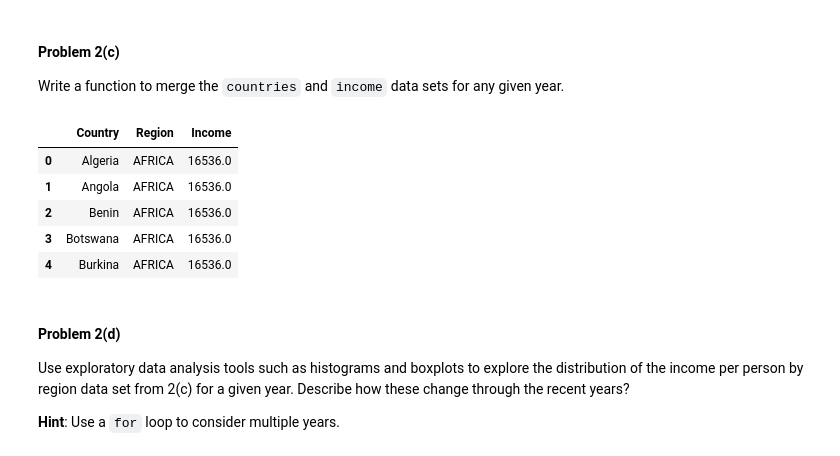
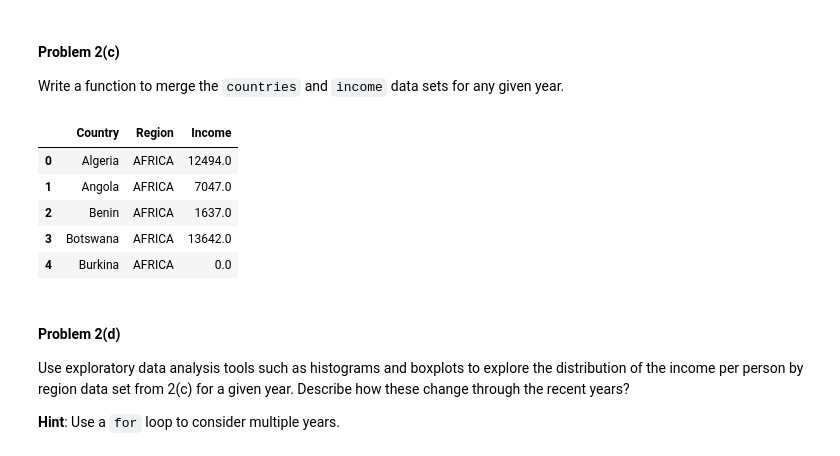
Before and after one commit to williamma12/2014, a Jupyter notebook: homework/HW1.ipynb, the cells around one changed output. Saved outputs shown, nothing was run; the diff lists cells and outputs as text; code cells hidden in the pictures.

```diff
--- a/homework/HW1.ipynb
+++ b/homework/HW1.ipynb
@@ -250,44 +251,42 @@ Function
 --------
 mergeByYear
 
 Return a merged DataFrame containing the income,
 country name and region for a given year.
 
 Parameters
 ----------
 year : int
     The year of interest
 
 Returns
 -------
 a DataFrame
    A pandas DataFrame with three columns titled
    'Country', 'Region', and 'Income'.
 
 Example
 -------
 >>> mergeByYear(2010)
 """
 #your code here
 def mergeByYear(year):
     result = countries
-    result['Income'] = ""
+    result['Income'] = "empty"
     income_year = income_trans.ix[year]
-    for index, row in countries.iterrows():
-        try:
-            result['Income'] = income_year[row['Country']]
-        except:
-            result['Income'] = 0
+    for index, value in income_year.iteritems():
+        result.Income[result.Country==index] = value
+    result = result.replace(to_replace='empty', value=0)
     return result
 
 mergeByYear(2010).head()
 # %% [output]
 |  | Country | Region | Income |
-| 0 | Algeria | AFRICA | 16536.0 |
-| 1 | Angola | AFRICA | 16536.0 |
-| 2 | Benin | AFRICA | 16536.0 |
-| 3 | Botswana | AFRICA | 16536.0 |
-| 4 | Burkina | AFRICA | 16536.0 |
+| 0 | Algeria | AFRICA | 12494.0 |
+| 1 | Angola | AFRICA | 7047.0 |
+| 2 | Benin | AFRICA | 1637.0 |
+| 3 | Botswana | AFRICA | 13642.0 |
+| 4 | Burkina | AFRICA | 0.0 |
 # %% [markdown]
 #### Problem 2(d)
 
```
Also changed, not shown: parts of 7 cells of this notebook.
